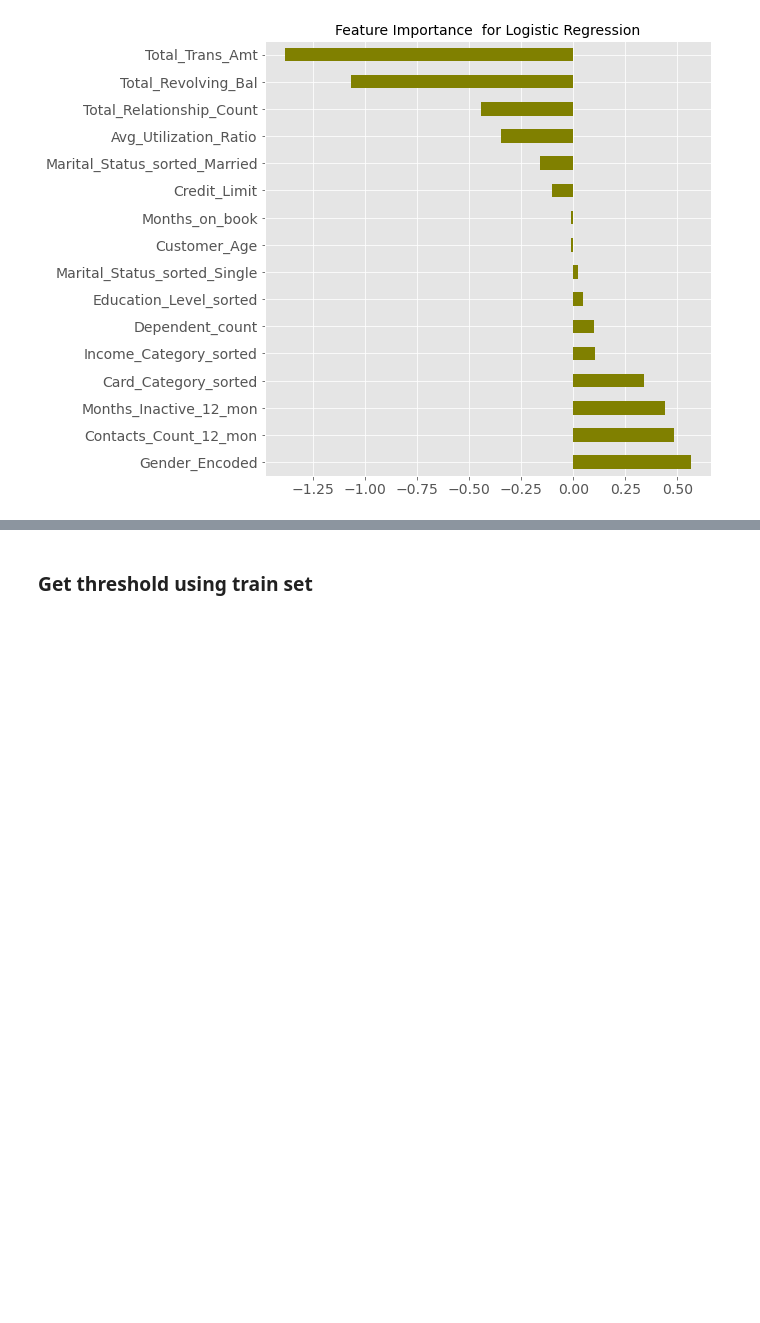
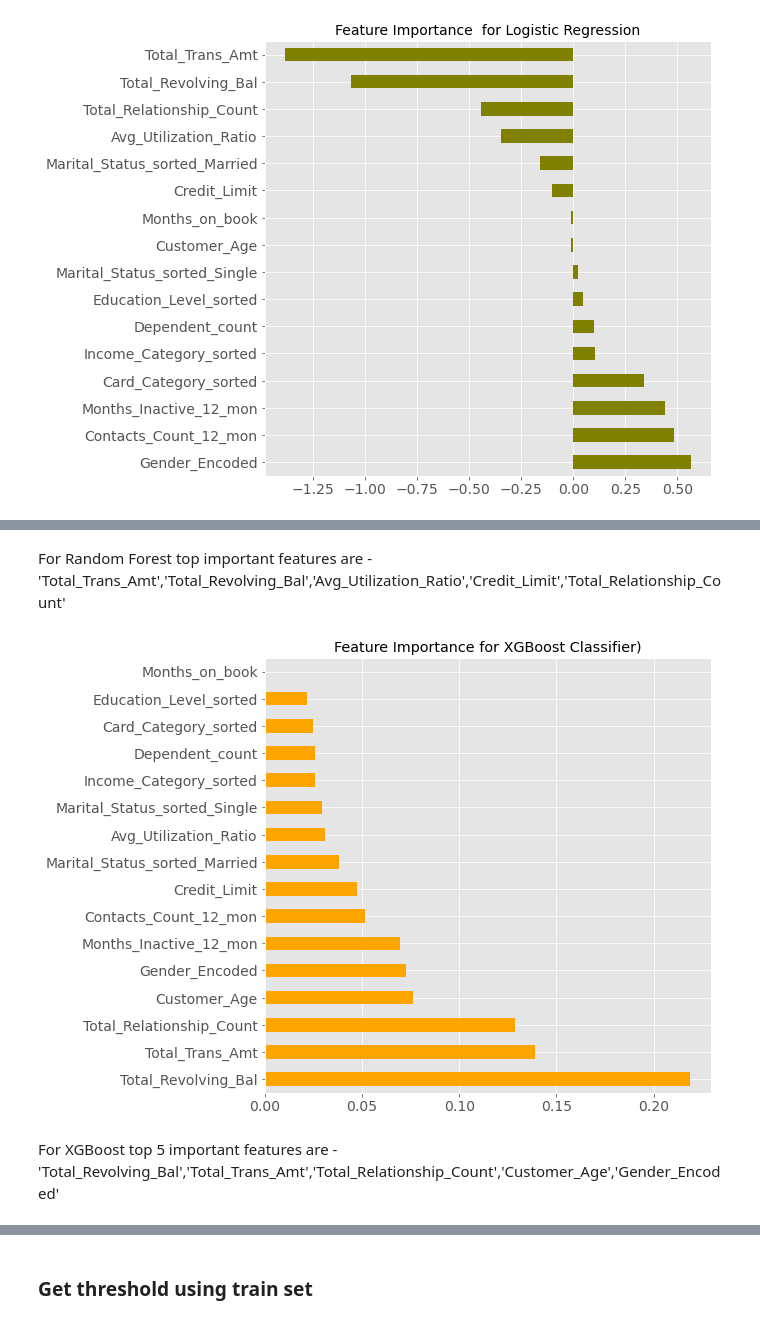
Before and after one commit to shaisid01/Data-Science, a Jupyter notebook: CapstoneProjects/Capstone 2/Notebooks/With top 5 features.ipynb, the cells around one changed output, grey strips where cells are left out. Drawn from its saved outputs; the diff is of its cells as text; code cells hidden in the pictures; blank space fills up the shorter version.

```diff
--- a/CapstoneProjects/Capstone 2/Notebooks/With top 5 features.ipynb
+++ b/CapstoneProjects/Capstone 2/Notebooks/With top 5 features.ipynb
@@ -280,0 +359,5 @@ Pipeline(steps=[('clf',
+# %%
+%%time
+classifier_xgb = XGBClassifier(booster="gbtree", verbosity=0, use_label_encoder=False,n_jobs=-1)
+
+xgb_best_estimator = rand_search(X_train,y_train, xgb_params,classifier_xgb,n_iter=120)
@@ -301,0 +433,3 @@ plt.show()
+# %% [markdown]
+For Random Forest top important features are -
+'Total_Trans_Amt','Total_Revolving_Bal','Avg_Utilization_Ratio','Credit_Limit','Total_Relationship_Count'
@@ -301,0 +440,13 @@ plt.show()
+# %%
+#XB Boost
+plt.style.use('ggplot')
+plt.figure(figsize=(8,8))
+plt.title('Feature Importance for XGBoost Classifier)')
+feat_importances = pd.Series(xgb_best_estimator.named_steps["clf"].feature_importances_, index=X_train.columns)
+feat_importances.nlargest(50).plot(kind='barh',fontsize=14,color='orange')
+plt.show()
+# %% [output]
+[figure, added]
+# %% [markdown]
+For XGBoost top 5 important features are -
+'Total_Revolving_Bal','Total_Trans_Amt','Total_Relationship_Count','Customer_Age','Gender_Encoded'
```
Also changed, not shown: parts of 85 cells of this notebook.
